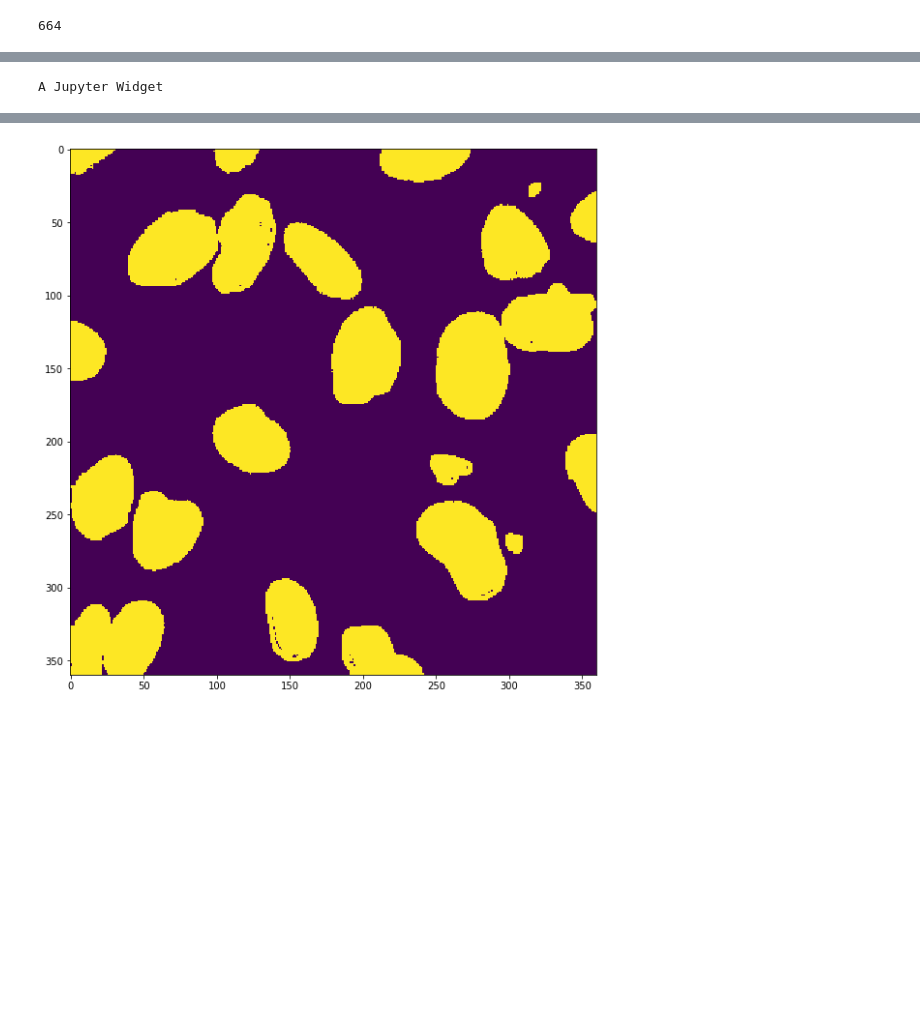
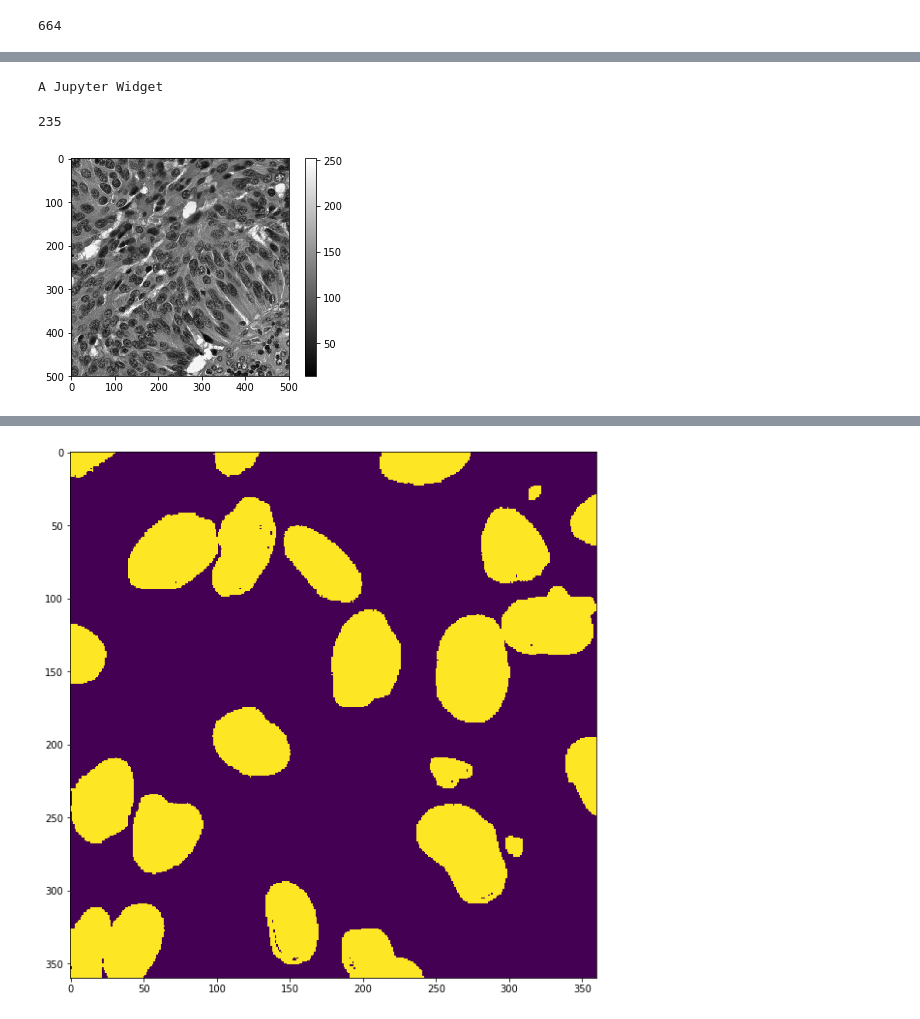
Before and after one commit to rykachevskiy/ds_bowl_2018, a Jupyter notebook: notebooks/investigator.ipynb, the cells around one changed output, grey strips where cells are left out. Drawn from its saved outputs; the diff is of its cells as text; code cells hidden in the pictures; blank space fills up the shorter version.

```diff
--- a/notebooks/investigator.ipynb
+++ b/notebooks/investigator.ipynb
@@ -17,12 +17,29 @@ def mirror(im, mask):
     v = lambda arr: np.vstack((arr[shape[0] // 2::-1,:], arr, arr[:shape[0] // 2:-1,:]))
 
     return v(h(im)), v(h(mask))
+# %%
+def show(im, i = None, figsize =None):
+    if len(im.shape) == 3:
+        to_show = im[:,:,i]
+    else:
+        to_show = im
+
+    if not figsize is None:
+        plt.figure(figsize=(figsize))
+    plt.imshow(to_show, cmap='gray')
+    plt.colorbar()
+    plt.show()
 # %%
 len(names)
 # %% [output]
 664
+# %%
+im = cv2.imread("../data/extra_data/TCGA-18-5592-01Z-00-DX1/images/TCGA-18-5592-01Z-00-DX1.tif")
 # %%
 train_names = names[:620]
 val_names = names[620:]
+# %%
+ext_path = "../data/extra_data/"
+ext_names = sorted(os.listdir(ext_path))
 # %%
 name = names[0]
@@ -68,5 +128,13 @@ def process_data(names, prefix = '', use_padding = False, resize = False, store
     return im_w_mask_list
-# %%
-im_w_mask_list = process_data(val_names[:], prefix='val')#, store=True)
-# %% [output]
-A Jupyter Widget
+# %%
+im_w_mask_list = process_data(sorted(ext_names)[-4:-3], ext_path, 'cv2',cut=True, store=True)
+# %% [output]
+A Jupyter Widget
+# %%
+im_w_mask_list[0][0].max()
+# %% [output]
+235
+# %%
+show(im_w_mask_list[0],0)
+# %% [output]
+[figure, added]
```
Also changed, not shown: parts of 56 cells of this notebook.
